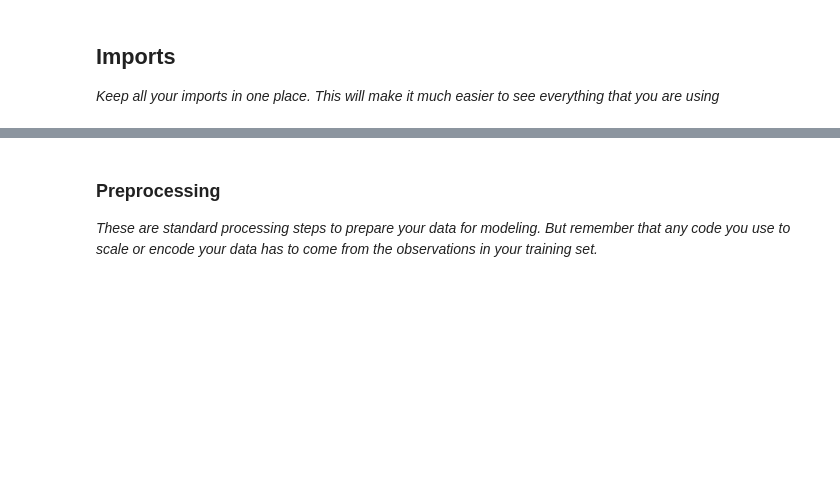
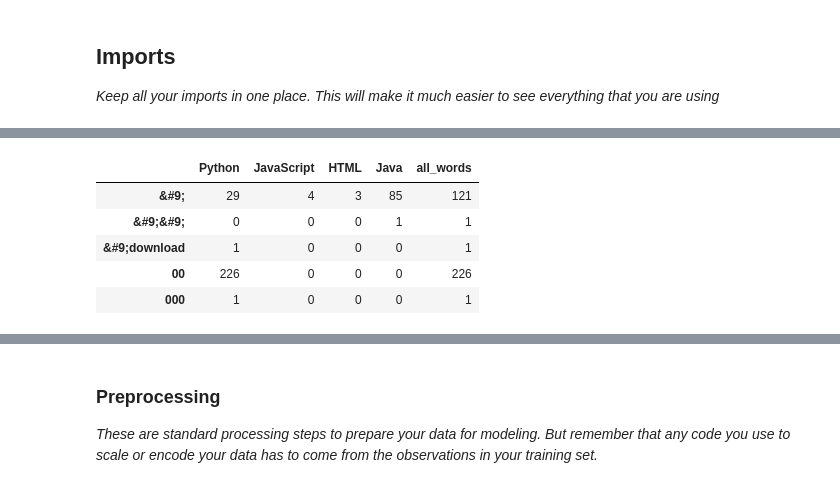
Before and after one commit to Data-Investigators/nlp_environmental_project, a Jupyter notebook: mvp.ipynb, the cells around one changed output, grey strips where cells are left out. Cells and saved outputs as stored; diff of their text form; code cells hidden in the pictures; blank space fills up the shorter version.

```diff
--- a/mvp.ipynb
+++ b/mvp.ipynb
@@ -161,0 +97,3 @@ Acquire: Completed!
+# %%
+# full wrangle test
+train_exp, X_train, y_train, X_validate, y_validate, X_test, y_test = ry_wrangle.wrangle_github(cached=True)
@@ -161,0 +210,17 @@ Acquire: Completed!
+# %%
+# combine list of word counts into df for further exploration
+word_counts = (pd.concat([python_freq, js_freq, html_freq, java_freq], axis=1, sort=True)
+               .set_axis(['Python', 'JavaScript', 'HTML', 'Java'], axis=1, inplace=False)
+               .fillna(0)
+               .apply(lambda s: s.astype(int))
+              )
+# create a column of all words as well
+word_counts['all_words'] = word_counts['Python'] + word_counts['JavaScript'] + word_counts['HTML'] + word_counts['Java']
+word_counts.head()
+# %% [output]
+|  | Python | JavaScript | HTML | Java | all_words |
+| &#9; | 29 | 4 | 3 | 85 | 121 |
+| &#9;&#9; | 0 | 0 | 0 | 1 | 1 |
+| &#9;download | 1 | 0 | 0 | 0 | 1 |
+| 00 | 226 | 0 | 0 | 0 | 226 |
+| 000 | 1 | 0 | 0 | 0 | 1 |
```
Also changed, not shown: parts of 54 cells of this notebook.
